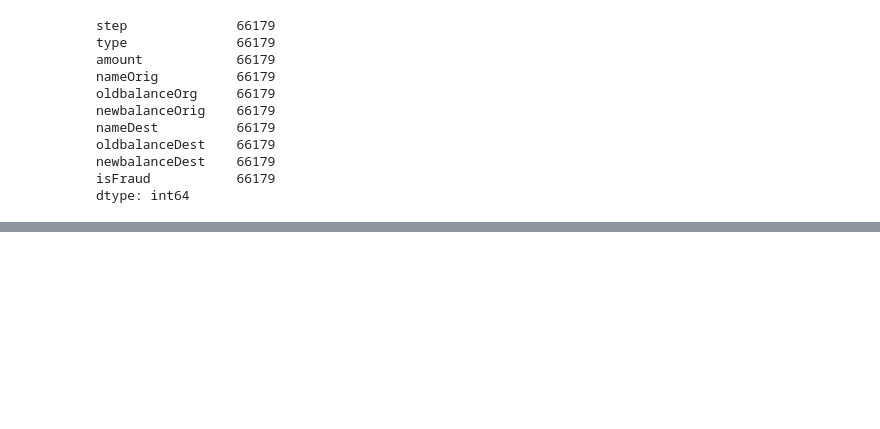
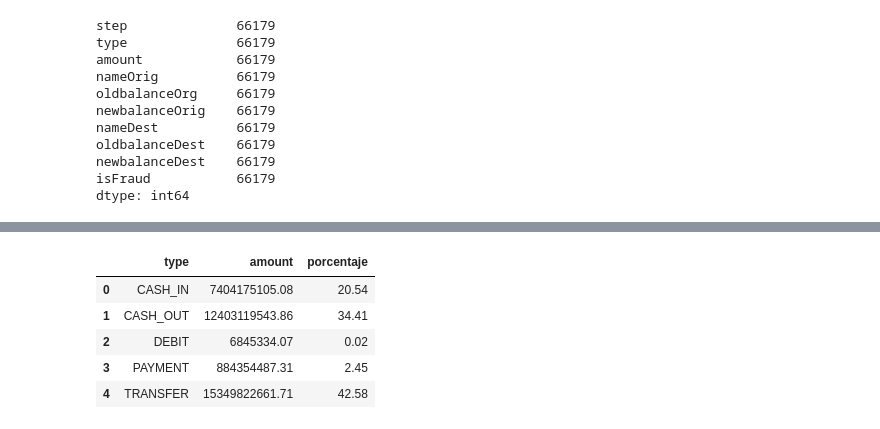
Before and after one commit to Hakerman564/credit-card-analysis, a Jupyter notebook: notebooks/1_eda_exploracion_general.ipynb, the cells around one changed output, grey strips where cells are left out. Cells and saved outputs as stored; diff of their text form; code cells hidden in the pictures; blank space fills up the shorter version.

```diff
--- a/notebooks/1_eda_exploracion_general.ipynb
+++ b/notebooks/1_eda_exploracion_general.ipynb
@@ -306,0 +325,12 @@ dtype: int64
+# %%
+totales = grouped['amount'].sum()
+# %%
+grouped['porcentaje'] = (grouped['amount'] / totales) * 100
+grouped
+# %% [output]
+|  | type | amount | porcentaje |
+| 0 | CASH_IN | 7404175105.08 | 20.54 |
+| 1 | CASH_OUT | 12403119543.86 | 34.41 |
+| 2 | DEBIT | 6845334.07 | 0.02 |
+| 3 | PAYMENT | 884354487.31 | 2.45 |
+| 4 | TRANSFER | 15349822661.71 | 42.58 |
```
Also changed, not shown: parts of 16 cells of this notebook.
